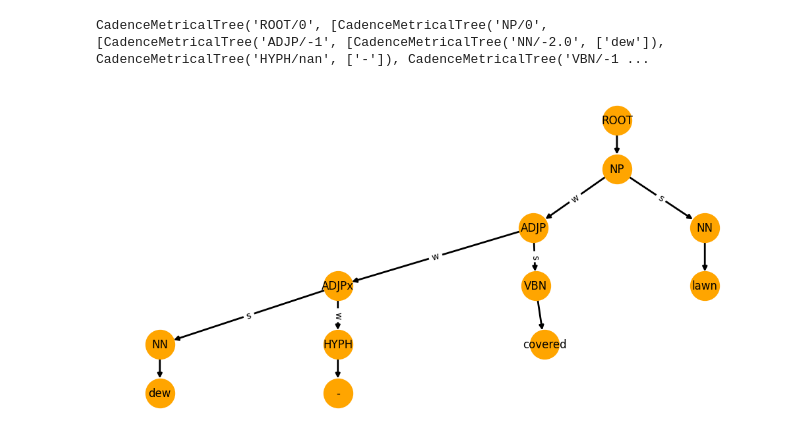
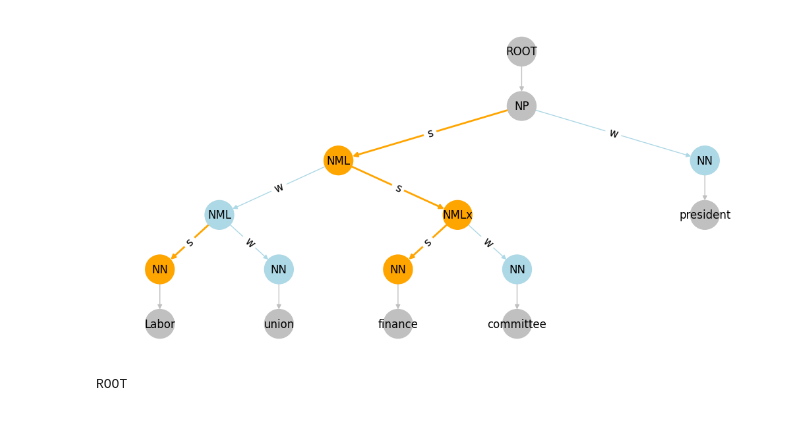
Before and after one commit to quadrismegistus/cadence, a Jupyter notebook: notebooks/dev_libermanprince.ipynb, the cells around one changed output. Drawn from its saved outputs; the diff is of its cells as text; code cells hidden in the pictures.

```diff
--- a/notebooks/dev_libermanprince.ipynb
+++ b/notebooks/dev_libermanprince.ipynb
@@ -5,10 +4,0 @@ from cadence.parsers.rhythmics import *
-# %%
-# sent = Text("law degree language requirements suck").sent(1)
-sent = Text("dew-covered lawn").sent(1)
-sent.mtree()
-# %% [output]
-CadenceMetricalTree('ROOT/0', [CadenceMetricalTree('NP/0', [CadenceMetricalTree('ADJP/-1', [CadenceMetricalTree('NN/-2.0', ['dew']), CadenceMetricalTree('HYPH/nan', ['-']), CadenceMetricalTree('VBN/-1 ...
-# %%
-sent.btree.draw()
-# %% [output]
-[figure, removed]
@@ -14,0 +26,6 @@ sent.btree.draw()
+# %%
+btree = Text("Labor union finance committee president").sent(1).btree()
+btree
+# %% [output]
+[figure, added]
+ROOT
```
Also changed, not shown: parts of 10 cells of this notebook, 10 other files.
